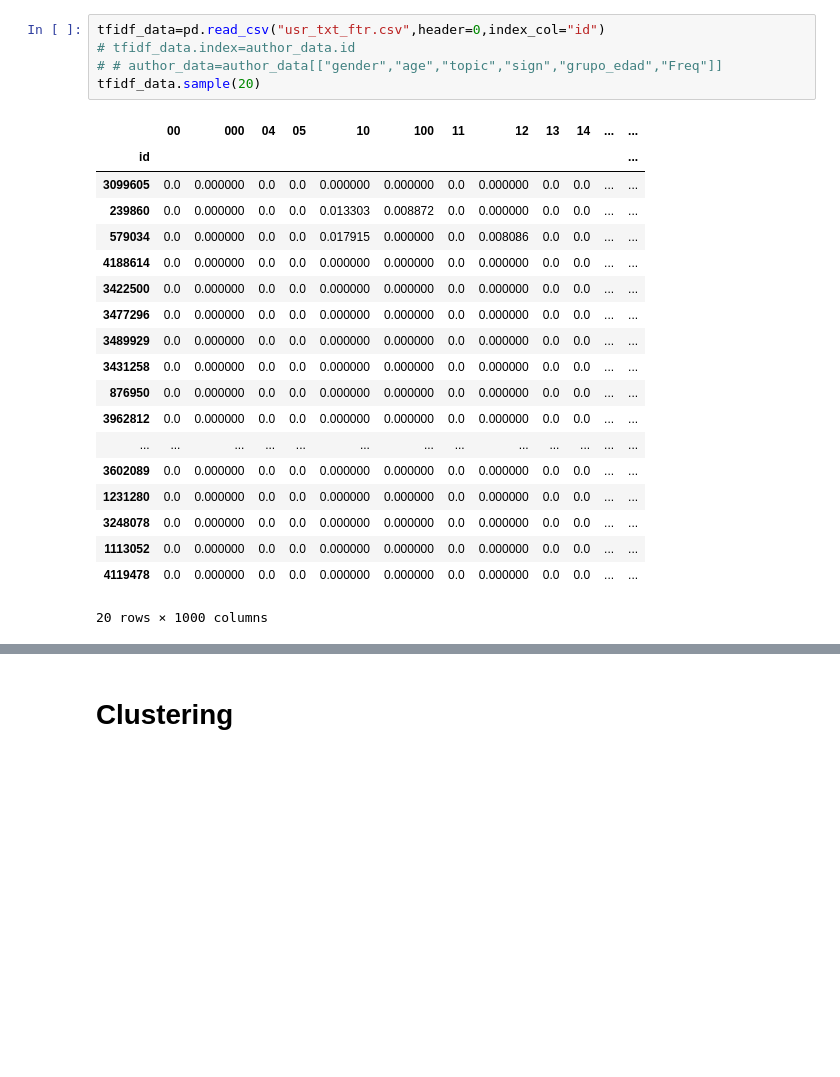
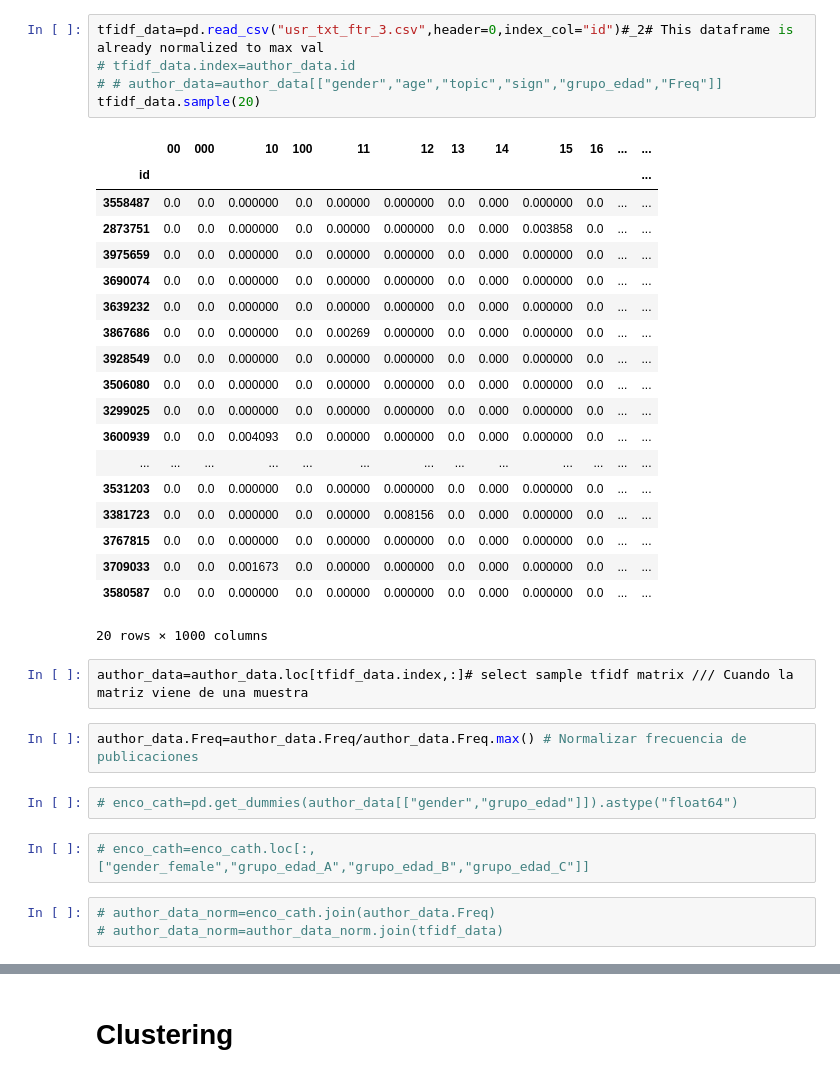
Before and after one commit to Yagwar/Whale-Jaguar, a Jupyter notebook: Clustering2_feature_engineering.ipynb, the cells around one changed output, grey strips where cells are left out. Cells and saved outputs as stored; diff of their text form; blank space fills up the shorter version.

```diff
--- a/Clustering2_feature_engineering.ipynb
+++ b/Clustering2_feature_engineering.ipynb
@@ -50,25 +50,36 @@ author_data.sample(20)
 # %%
-tfidf_data=pd.read_csv("usr_txt_ftr.csv",header=0,index_col="id")
+tfidf_data=pd.read_csv("usr_txt_ftr_3.csv",header=0,index_col="id")#_2# This dataframe is already normalized to max val
 # tfidf_data.index=author_data.id
 # # author_data=author_data[["gender","age","topic","sign","grupo_edad","Freq"]]
 tfidf_data.sample(20)
 # %% [output]
-|  | 00 | 000 | 04 | 05 | 10 | 100 | 11 | 12 | 13 | 14 | ... | ... |
+|  | 00 | 000 | 10 | 100 | 11 | 12 | 13 | 14 | 15 | 16 | ... | ... |
 | id |  |  |  |  |  |  |  |  |  |  |  | ... |
-| 3099605 | 0.0 | 0.000000 | 0.0 | 0.0 | 0.000000 | 0.000000 | 0.0 | 0.000000 | 0.0 | 0.0 | ... | ... |
-| 239860 | 0.0 | 0.000000 | 0.0 | 0.0 | 0.013303 | 0.008872 | 0.0 | 0.000000 | 0.0 | 0.0 | ... | ... |
-| 579034 | 0.0 | 0.000000 | 0.0 | 0.0 | 0.017915 | 0.000000 | 0.0 | 0.008086 | 0.0 | 0.0 | ... | ... |
-| 4188614 | 0.0 | 0.000000 | 0.0 | 0.0 | 0.000000 | 0.000000 | 0.0 | 0.000000 | 0.0 | 0.0 | ... | ... |
-| 3422500 | 0.0 | 0.000000 | 0.0 | 0.0 | 0.000000 | 0.000000 | 0.0 | 0.000000 | 0.0 | 0.0 | ... | ... |
-| 3477296 | 0.0 | 0.000000 | 0.0 | 0.0 | 0.000000 | 0.000000 | 0.0 | 0.000000 | 0.0 | 0.0 | ... | ... |
-| 3489929 | 0.0 | 0.000000 | 0.0 | 0.0 | 0.000000 | 0.000000 | 0.0 | 0.000000 | 0.0 | 0.0 | ... | ... |
-| 3431258 | 0.0 | 0.000000 | 0.0 | 0.0 | 0.000000 | 0.000000 | 0.0 | 0.000000 | 0.0 | 0.0 | ... | ... |
-| 876950 | 0.0 | 0.000000 | 0.0 | 0.0 | 0.000000 | 0.000000 | 0.0 | 0.000000 | 0.0 | 0.0 | ... | ... |
-| 3962812 | 0.0 | 0.000000 | 0.0 | 0.0 | 0.000000 | 0.000000 | 0.0 | 0.000000 | 0.0 | 0.0 | ... | ... |
+| 3558487 | 0.0 | 0.0 | 0.000000 | 0.0 | 0.00000 | 0.000000 | 0.0 | 0.000 | 0.000000 | 0.0 | ... | ... |
+| 2873751 | 0.0 | 0.0 | 0.000000 | 0.0 | 0.00000 | 0.000000 | 0.0 | 0.000 | 0.003858 | 0.0 | ... | ... |
+| 3975659 | 0.0 | 0.0 | 0.000000 | 0.0 | 0.00000 | 0.000000 | 0.0 | 0.000 | 0.000000 | 0.0 | ... | ... |
+| 3690074 | 0.0 | 0.0 | 0.000000 | 0.0 | 0.00000 | 0.000000 | 0.0 | 0.000 | 0.000000 | 0.0 | ... | ... |
+| 3639232 | 0.0 | 0.0 | 0.000000 | 0.0 | 0.00000 | 0.000000 | 0.0 | 0.000 | 0.000000 | 0.0 | ... | ... |
+| 3867686 | 0.0 | 0.0 | 0.000000 | 0.0 | 0.00269 | 0.000000 | 0.0 | 0.000 | 0.000000 | 0.0 | ... | ... |
+| 3928549 | 0.0 | 0.0 | 0.000000 | 0.0 | 0.00000 | 0.000000 | 0.0 | 0.000 | 0.000000 | 0.0 | ... | ... |
+| 3506080 | 0.0 | 0.0 | 0.000000 | 0.0 | 0.00000 | 0.000000 | 0.0 | 0.000 | 0.000000 | 0.0 | ... | ... |
+| 3299025 | 0.0 | 0.0 | 0.000000 | 0.0 | 0.00000 | 0.000000 | 0.0 | 0.000 | 0.000000 | 0.0 | ... | ... |
+| 3600939 | 0.0 | 0.0 | 0.004093 | 0.0 | 0.00000 | 0.000000 | 0.0 | 0.000 | 0.000000 | 0.0 | ... | ... |
 | ... | ... | ... | ... | ... | ... | ... | ... | ... | ... | ... | ... | ... |
-| 3602089 | 0.0 | 0.000000 | 0.0 | 0.0 | 0.000000 | 0.000000 | 0.0 | 0.000000 | 0.0 | 0.0 | ... | ... |
-| 1231280 | 0.0 | 0.000000 | 0.0 | 0.0 | 0.000000 | 0.000000 | 0.0 | 0.000000 | 0.0 | 0.0 | ... | ... |
-| 3248078 | 0.0 | 0.000000 | 0.0 | 0.0 | 0.000000 | 0.000000 | 0.0 | 0.000000 | 0.0 | 0.0 | ... | ... |
-| 1113052 | 0.0 | 0.000000 | 0.0 | 0.0 | 0.000000 | 0.000000 | 0.0 | 0.000000 | 0.0 | 0.0 | ... | ... |
-| 4119478 | 0.0 | 0.000000 | 0.0 | 0.0 | 0.000000 | 0.000000 | 0.0 | 0.000000 | 0.0 | 0.0 | ... | ... |
+| 3531203 | 0.0 | 0.0 | 0.000000 | 0.0 | 0.00000 | 0.000000 | 0.0 | 0.000 | 0.000000 | 0.0 | ... | ... |
+| 3381723 | 0.0 | 0.0 | 0.000000 | 0.0 | 0.00000 | 0.008156 | 0.0 | 0.000 | 0.000000 | 0.0 | ... | ... |
+| 3767815 | 0.0 | 0.0 | 0.000000 | 0.0 | 0.00000 | 0.000000 | 0.0 | 0.000 | 0.000000 | 0.0 | ... | ... |
+| 3709033 | 0.0 | 0.0 | 0.001673 | 0.0 | 0.00000 | 0.000000 | 0.0 | 0.000 | 0.000000 | 0.0 | ... | ... |
+| 3580587 | 0.0 | 0.0 | 0.000000 | 0.0 | 0.00000 | 0.000000 | 0.0 | 0.000 | 0.000000 | 0.0 | ... | ... |
 20 rows × 1000 columns
+# %%
+author_data=author_data.loc[tfidf_data.index,:]# select sample tfidf matrix /// Cuando la matriz viene de una muestra
+# %%
+author_data.Freq=author_data.Freq/author_data.Freq.max() # Normalizar frecuencia de publicaciones
+# %%
+# enco_cath=pd.get_dummies(author_data[["gender","grupo_edad"]]).astype("float64")
+# %%
+# enco_cath=enco_cath.loc[:,["gender_female","grupo_edad_A","grupo_edad_B","grupo_edad_C"]]
+# %%
+# author_data_norm=enco_cath.join(author_data.Freq)
+# author_data_norm=author_data_norm.join(tfidf_data)
```
Also changed, not shown: parts of 18 cells of this notebook, 3 other files.
